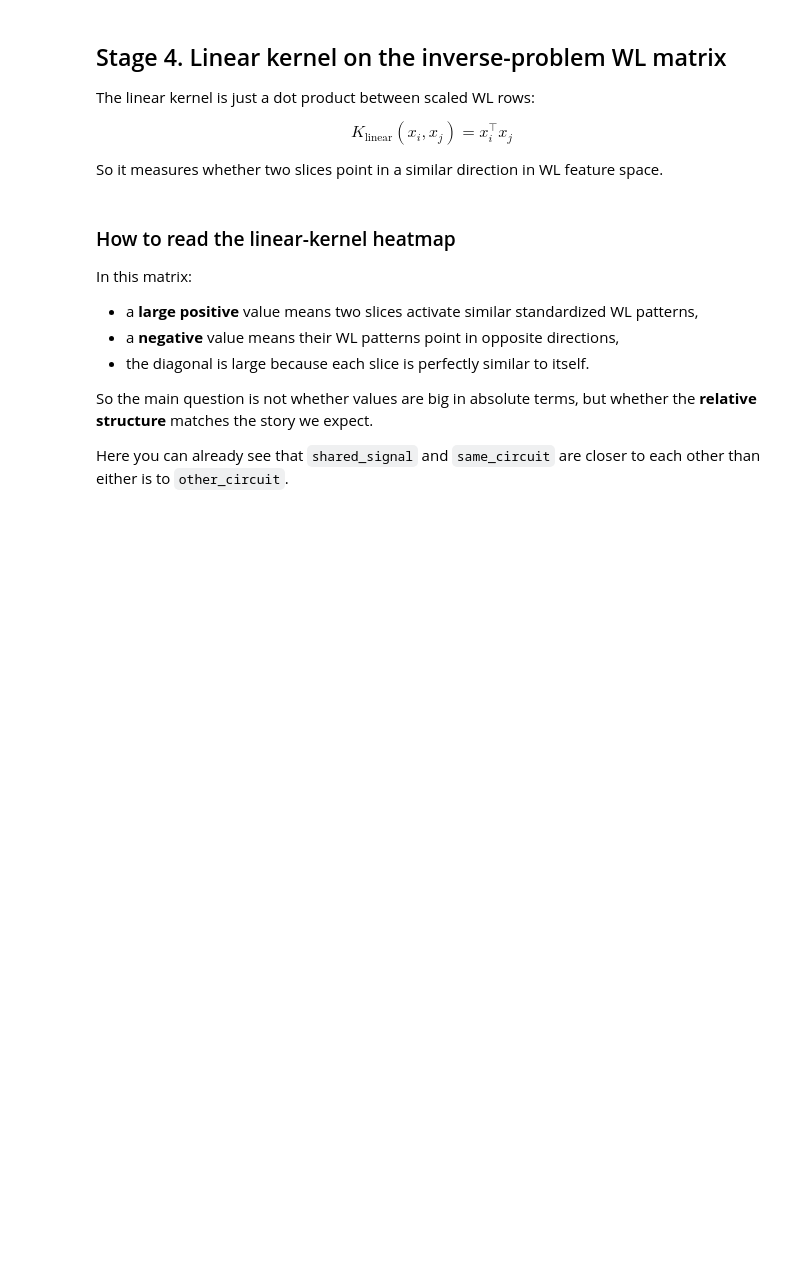
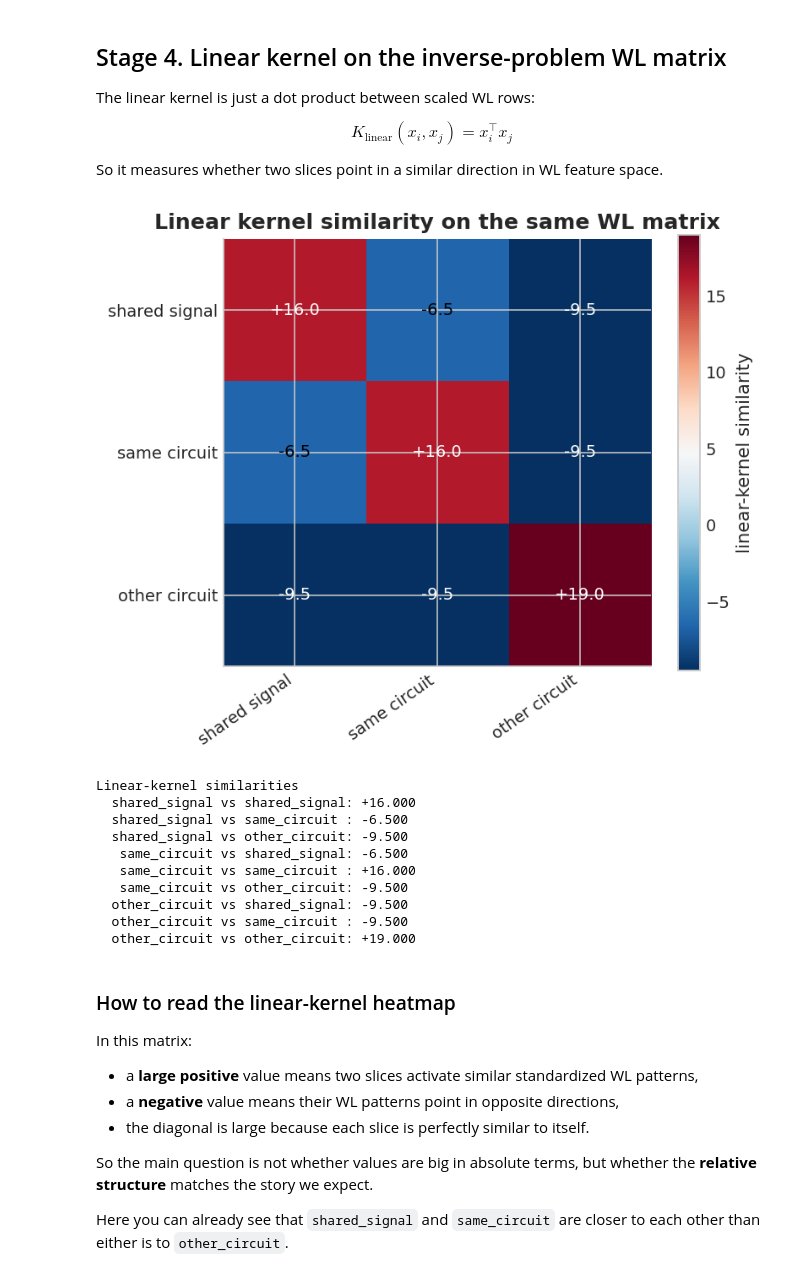
Before and after one commit to rubenfb23/PIG-Patching-based-Interpretability-Graphs-and-Kernel-Methods, a Jupyter notebook: notebooks/kernel_mechanism_walkthrough.ipynb, the cells around one changed output. Drawn from its saved outputs; the diff is of its cells as text; code cells hidden in the pictures; blank space fills up the shorter version.

```diff
--- a/notebooks/kernel_mechanism_walkthrough.ipynb
+++ b/notebooks/kernel_mechanism_walkthrough.ipynb
@@ -304,24 +324,36 @@ So it measures whether two slices point in a similar direction in WL feature spa
 # %%
 K_linear = linear_kernel(X_wl_scaled, X_wl_scaled)
 
 fig, ax = plt.subplots(figsize=(5.8, 4.8))
 im = ax.imshow(K_linear, cmap="RdBu_r")
 ax.set_xticks(np.arange(len(slice_names)))
-ax.set_xticklabels(slice_names, rotation=35, ha="right")
+ax.set_xticklabels(pretty_slice_names, rotation=35, ha="right")
 ax.set_yticks(np.arange(len(slice_names)))
-ax.set_yticklabels(slice_names)
+ax.set_yticklabels(pretty_slice_names)
 ax.set_title("Linear kernel similarity on the same WL matrix")
 for i in range(K_linear.shape[0]):
     for j in range(K_linear.shape[1]):
         ax.text(j, i, f"{K_linear[i, j]:+.1f}", ha="center", va="center", fontsize=10, color="white" if abs(K_linear[i, j]) > 7 else "black")
 plt.colorbar(im, ax=ax, label="linear-kernel similarity")
 plt.tight_layout()
 plt.show()
 
 print("Linear-kernel similarities")
 for i, a in enumerate(slice_names):
     for j, b in enumerate(slice_names):
         print(f"  {a:>13} vs {b:<13}: {K_linear[i, j]:+.3f}")
+# %% [output]
+[figure, added]
+Linear-kernel similarities
+  shared_signal vs shared_signal: +16.000
+  shared_signal vs same_circuit : -6.500
+  shared_signal vs other_circuit: -9.500
+   same_circuit vs shared_signal: -6.500
+   same_circuit vs same_circuit : +16.000
+   same_circuit vs other_circuit: -9.500
+  other_circuit vs shared_signal: -9.500
+  other_circuit vs same_circuit : -9.500
+  other_circuit vs other_circuit: +19.000
 # %% [markdown]
 ### How to read the linear-kernel heatmap
 
```
Also changed, not shown: parts of 27 cells of this notebook, 1 other file.
